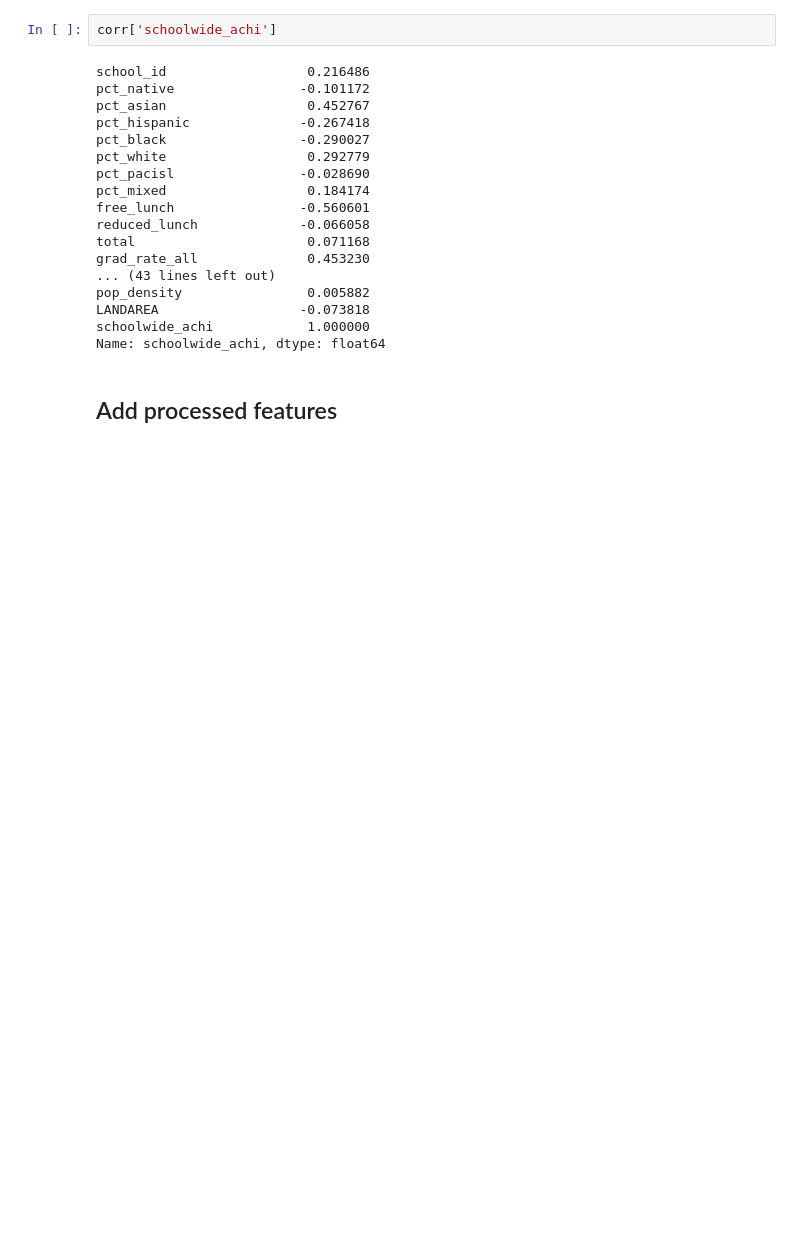
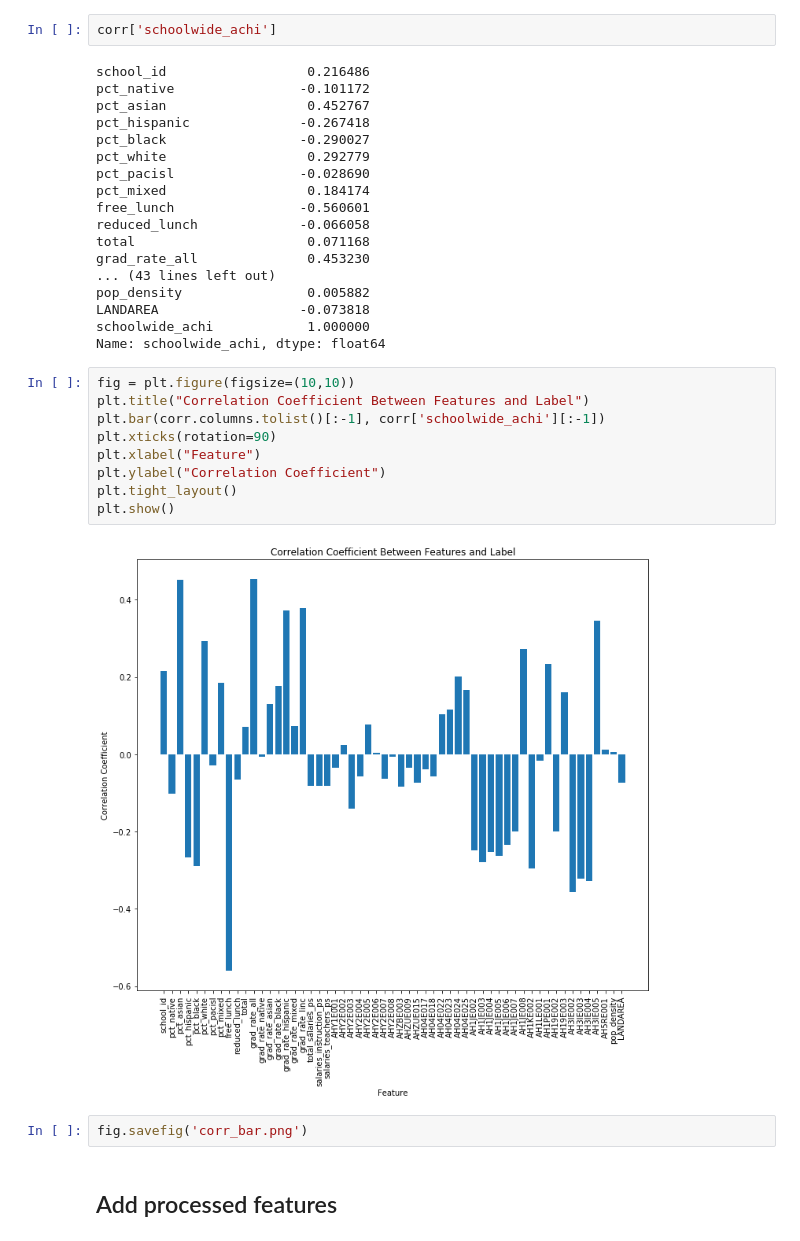
Before and after one commit to samankim/school-zoning, a Jupyter notebook: acs_data_extraction.ipynb, the cells around one changed output. Drawn from its saved outputs; the diff is of its cells as text; blank space fills up the shorter version.

```diff
--- a/acs_data_extraction.ipynb
+++ b/acs_data_extraction.ipynb
@@ -458,6 +445,19 @@ pop_density                0.005882
 LANDAREA                  -0.073818
 schoolwide_achi            1.000000
 Name: schoolwide_achi, dtype: float64
+# %%
+fig = plt.figure(figsize=(10,10))
+plt.title("Correlation Coefficient Between Features and Label")
+plt.bar(corr.columns.tolist()[:-1], corr['schoolwide_achi'][:-1])
+plt.xticks(rotation=90)
+plt.xlabel("Feature")
+plt.ylabel("Correlation Coefficient")
+plt.tight_layout()
+plt.show()
+# %% [output]
+[figure, added]
+# %%
+fig.savefig('corr_bar.png')
 # %% [markdown]
 ## Add processed features
 # %%
```
Also changed, not shown: parts of 6 cells of this notebook, 4 other files.
